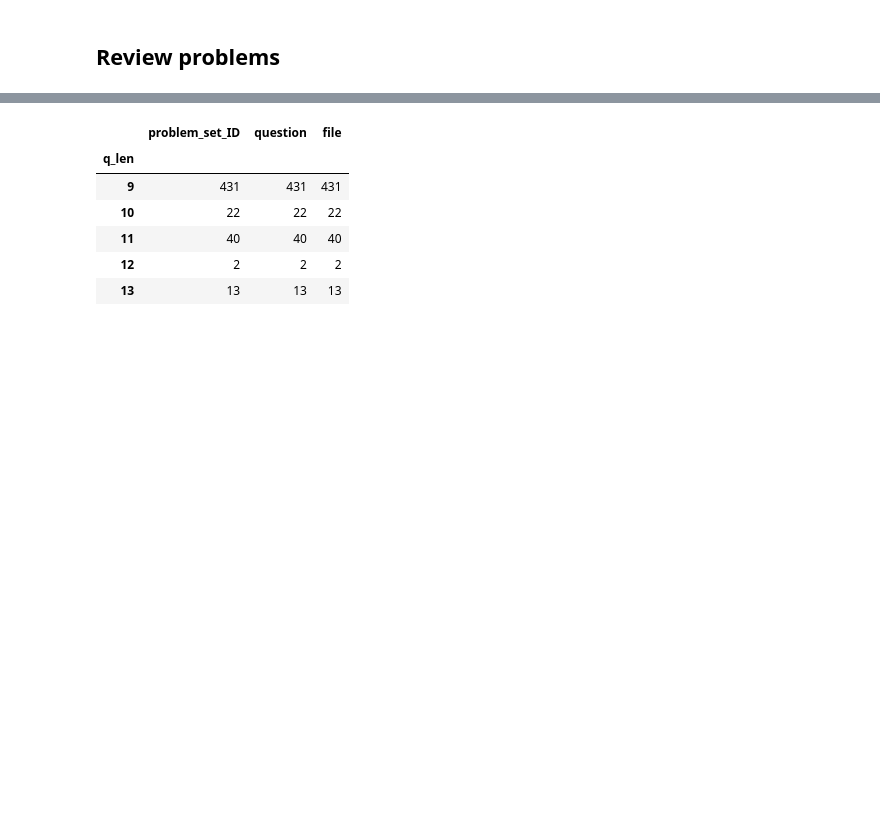
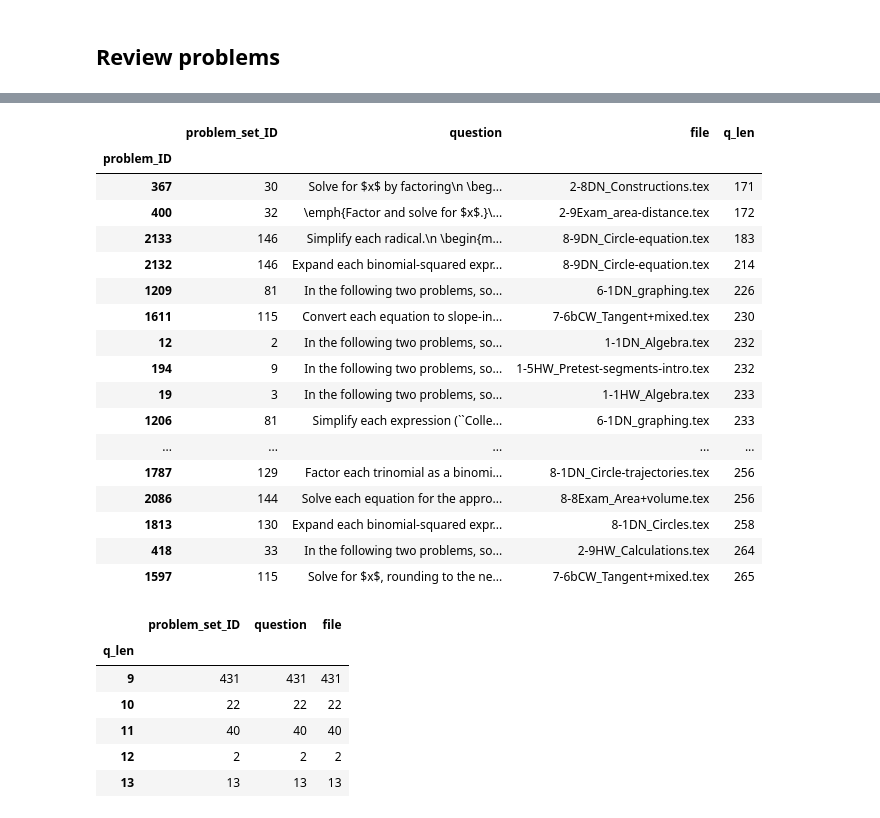
Before and after one commit to chrishuson/mathai, a Jupyter notebook: src/notes.ipynb, the cells around one changed output, grey strips where cells are left out. Saved outputs shown, nothing was run; the diff lists cells and outputs as text; code cells hidden in the pictures; blank space fills up the shorter version.

```diff
--- a/src/notes.ipynb
+++ b/src/notes.ipynb
@@ -269,3 +257,24 @@ problem_df[problem_df.q_len < 13].tail(20)
+# %%
+problem_df[(problem_df.question.str.contains('multicol'))].head()
+# %% [output]
+|  | problem_set_ID | question | file | q_len |
+| problem_ID |  |  |  |  |
+| 367 | 30 | Solve for $x$ by factoring\n \beg... | 2-8DN_Constructions.tex | 171 |
+| 400 | 32 | \emph{Factor and solve for $x$.}\... | 2-9Exam_area-distance.tex | 172 |
+| 2133 | 146 | Simplify each radical.\n \begin{m... | 8-9DN_Circle-equation.tex | 183 |
+| 2132 | 146 | Expand each binomial-squared expr... | 8-9DN_Circle-equation.tex | 214 |
+| 1209 | 81 | In the following two problems, so... | 6-1DN_graphing.tex | 226 |
+| 1611 | 115 | Convert each equation to slope-in... | 7-6bCW_Tangent+mixed.tex | 230 |
+| 12 | 2 | In the following two problems, so... | 1-1DN_Algebra.tex | 232 |
+| 194 | 9 | In the following two problems, so... | 1-5HW_Pretest-segments-intro.tex | 232 |
+| 19 | 3 | In the following two problems, so... | 1-1HW_Algebra.tex | 233 |
+| 1206 | 81 | Simplify each expression (``Colle... | 6-1DN_graphing.tex | 233 |
+| ... | ... | ... | ... | ... |
+| 1787 | 129 | Factor each trinomial as a binomi... | 8-1DN_Circle-trajectories.tex | 256 |
+| 2086 | 144 | Solve each equation for the appro... | 8-8Exam_Area+volume.tex | 256 |
+| 1813 | 130 | Expand each binomial-squared expr... | 8-1DN_Circles.tex | 258 |
+| 418 | 33 | In the following two problems, so... | 2-9HW_Calculations.tex | 264 |
+| 1597 | 115 | Solve for $x$, rounding to the ne... | 7-6bCW_Tangent+mixed.tex | 265 |
 # %%
 problem_df[problem_df.question.str.contains(r'\\newpage')].groupby('q_len').count()
 # %% [output]
```
Also changed, not shown: parts of 23 cells of this notebook, 2 other files.
